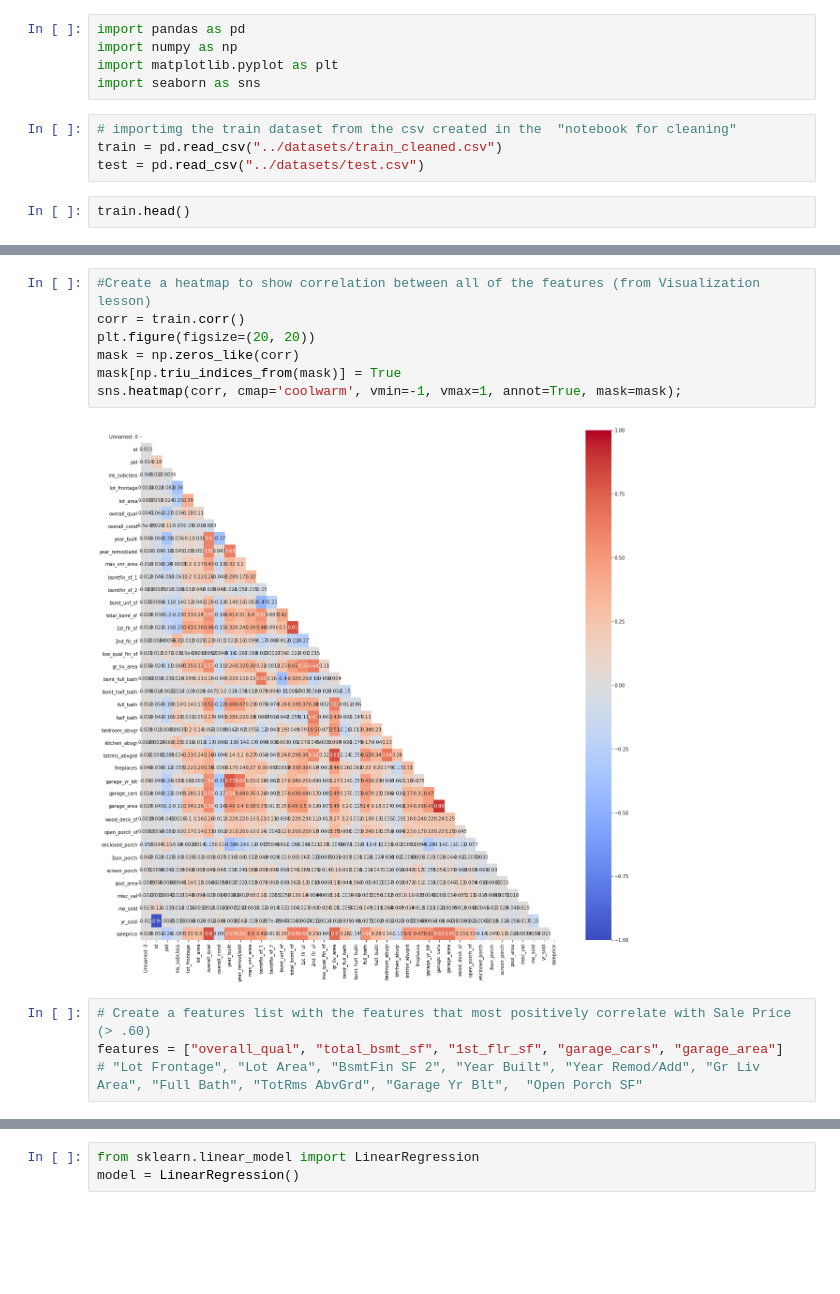
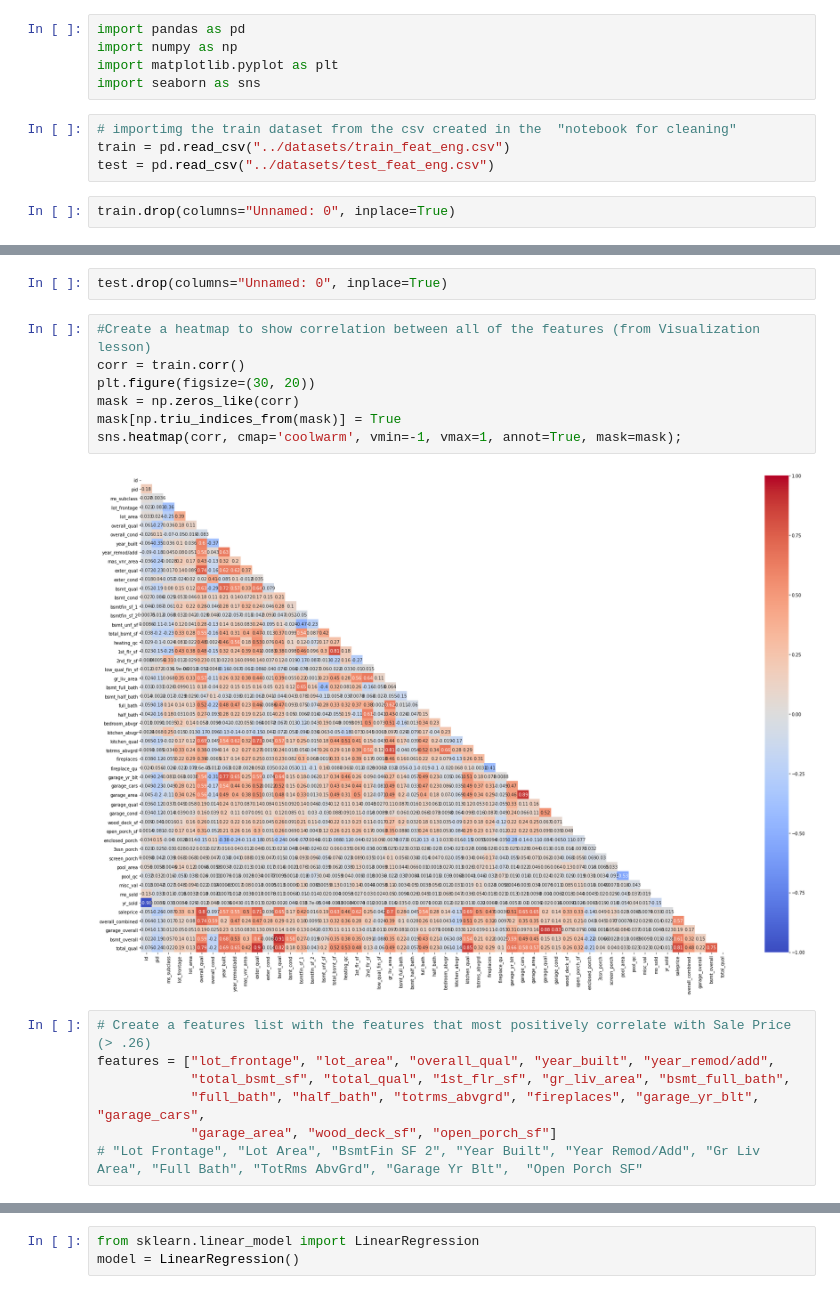
Before and after one commit to robbherndon/Ames-Housing, a Jupyter notebook: Untitled Folder/Linear Regression.ipynb, the cells around one changed output, grey strips where cells are left out. Saved outputs shown, nothing was run; the diff lists cells and outputs as text; blank space fills up the shorter version.

```diff
--- a/Untitled Folder/Linear Regression.ipynb
+++ b/Untitled Folder/Linear Regression.ipynb
@@ -5,7 +5,7 @@ import matplotlib.pyplot as plt
 import seaborn as sns
 # %%
 # importimg the train dataset from the csv created in the  "notebook for cleaning"
-train = pd.read_csv("../datasets/train_cleaned.csv")
-test = pd.read_csv("../datasets/test.csv")
+train = pd.read_csv("../datasets/train_feat_eng.csv")
+test = pd.read_csv("../datasets/test_feat_eng.csv")
 # %%
-train.head()
+train.drop(columns="Unnamed: 0", inplace=True)
@@ -20,15 +12,20 @@ train.head()
+# %%
+test.drop(columns="Unnamed: 0", inplace=True)
 # %%
 #Create a heatmap to show correlation between all of the features (from Visualization lesson)
 corr = train.corr()
-plt.figure(figsize=(20, 20))
+plt.figure(figsize=(30, 20))
 mask = np.zeros_like(corr)
 mask[np.triu_indices_from(mask)] = True
 sns.heatmap(corr, cmap='coolwarm', vmin=-1, vmax=1, annot=True, mask=mask);
 # %% [output]
-[figure, old version]
+[figure, new version]
 # %%
-# Create a features list with the features that most positively correlate with Sale Price (> .60)
-features = ["overall_qual", "total_bsmt_sf", "1st_flr_sf", "garage_cars", "garage_area"]
+# Create a features list with the features that most positively correlate with Sale Price (> .26)
+features = ["lot_frontage", "lot_area", "overall_qual", "year_built", "year_remod/add",
+            "total_bsmt_sf", "total_qual", "1st_flr_sf", "gr_liv_area", "bsmt_full_bath",
+            "full_bath", "half_bath", "totrms_abvgrd", "fireplaces", "garage_yr_blt", "garage_cars",
+            "garage_area", "wood_deck_sf", "open_porch_sf"]
 # "Lot Frontage", "Lot Area", "BsmtFin SF 2", "Year Built", "Year Remod/Add", "Gr Liv Area", "Full Bath", "TotRms AbvGrd", "Garage Yr Blt",  "Open Porch SF"
 # %%
 # Checking to see if any variable breaks the L assumption
```
Also changed, not shown: parts of 15 cells of this notebook, 7 other files.
